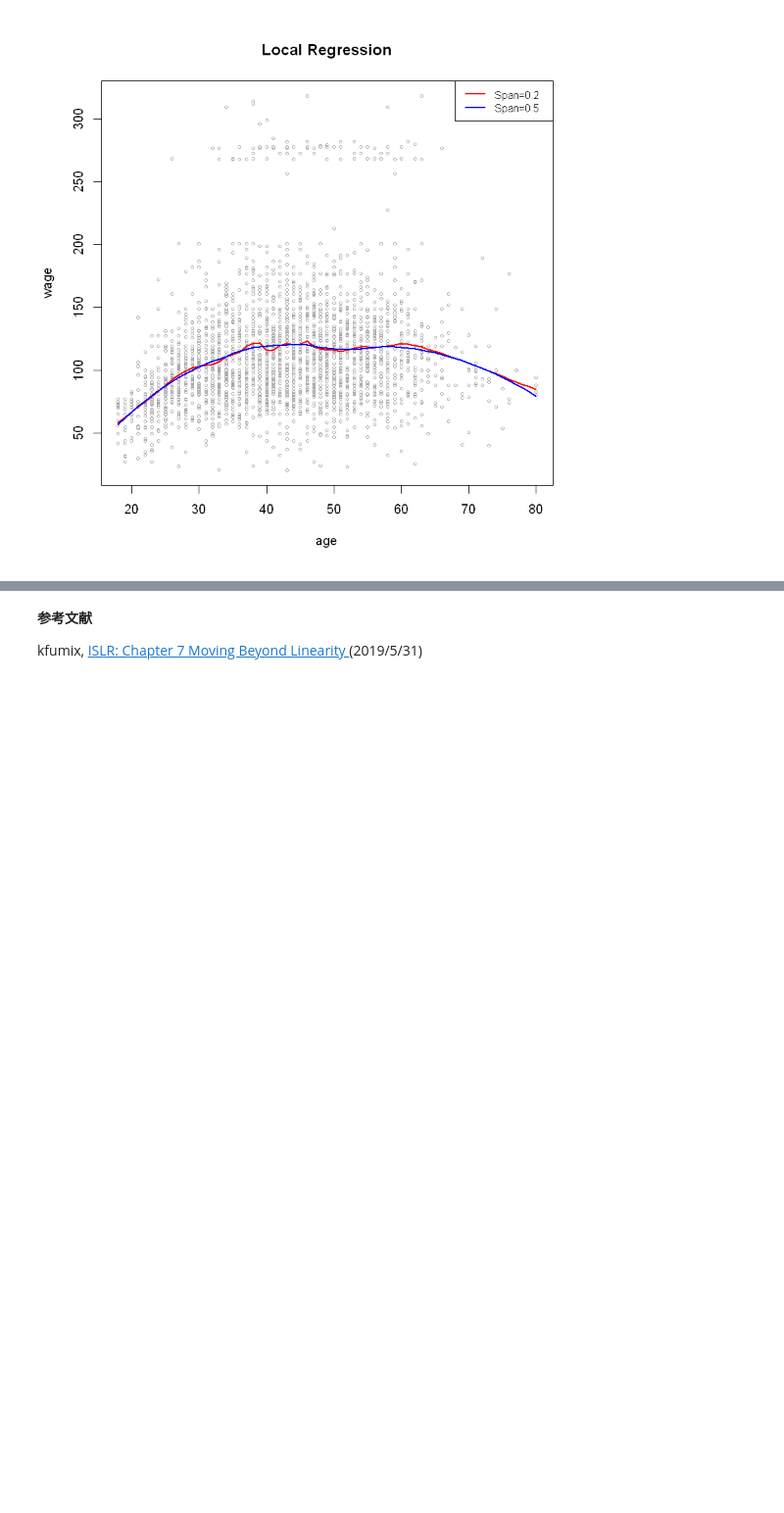
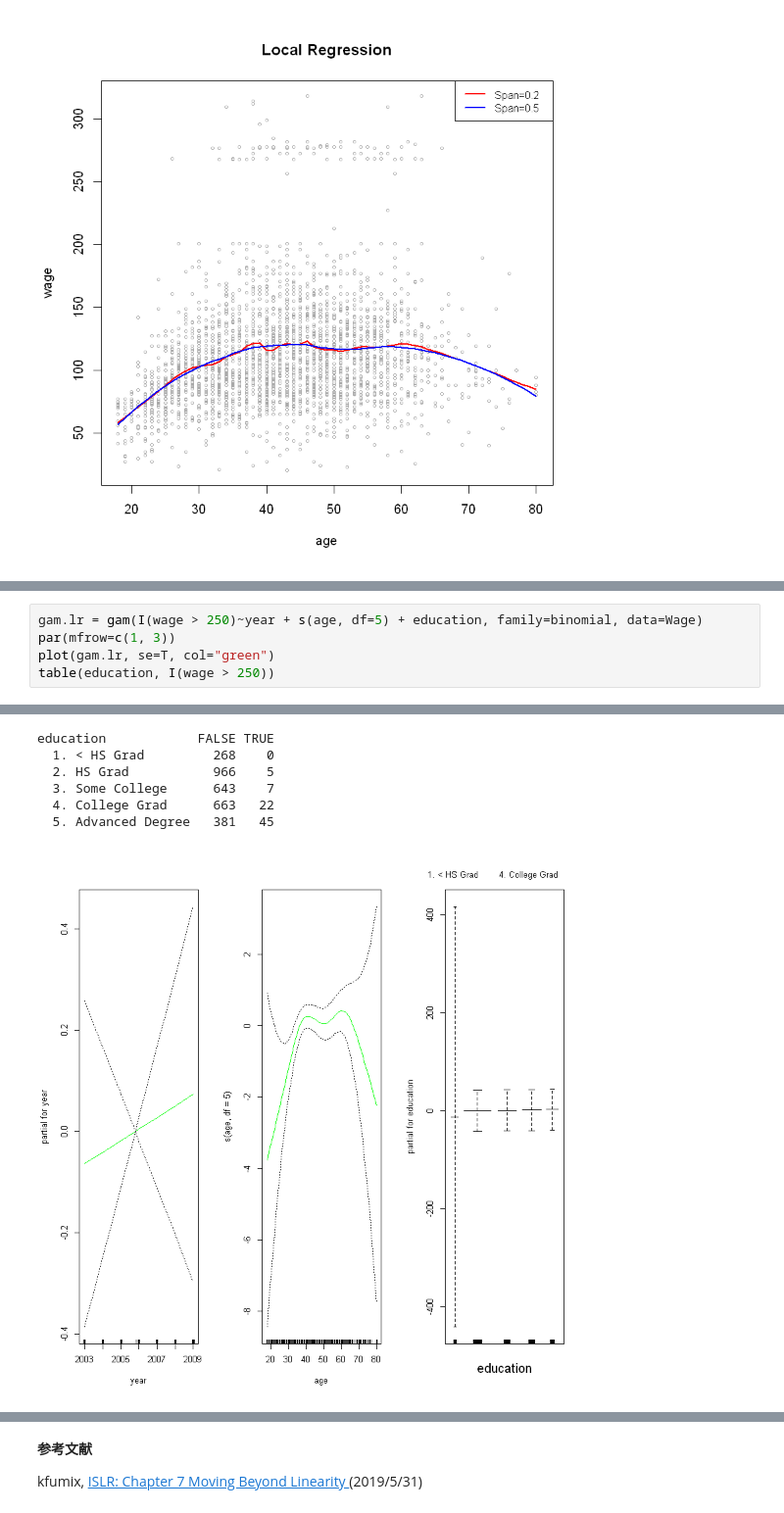
Before and after one commit to yellowmeteor/met_python.github.io, a Jupyter notebook: ISLR/7_Moving_Beyond_Linearity.ipynb, the cells around one changed output, grey strips where cells are left out. Shown at 98% size. Cells and saved outputs as stored; diff of their text form; blank space fills up the shorter version.

```diff
--- a/ISLR/7_Moving_Beyond_Linearity.ipynb
+++ b/ISLR/7_Moving_Beyond_Linearity.ipynb
@@ -309,0 +426,6 @@ legend("topright", legend=c("Span=0.2", "Span=0.5"), col=c("red", "blue"), lty=1
+# %%
+gam.lr = gam(I(wage > 250)~year + s(age, df=5) + education, family=binomial, data=Wage)
+par(mfrow=c(1, 3))
+plot(gam.lr, se=T, col="green")
+table(education, I(wage > 250))
+# %% [output]
@@ -309,0 +434,7 @@ legend("topright", legend=c("Span=0.2", "Span=0.5"), col=c("red", "blue"), lty=1
+education            FALSE TRUE
+  1. < HS Grad         268    0
+  2. HS Grad           966    5
+  3. Some College      643    7
+  4. College Grad      663   22
+  5. Advanced Degree   381   45
+[figure, added]
```
Also changed, not shown: parts of 14 cells of this notebook.
